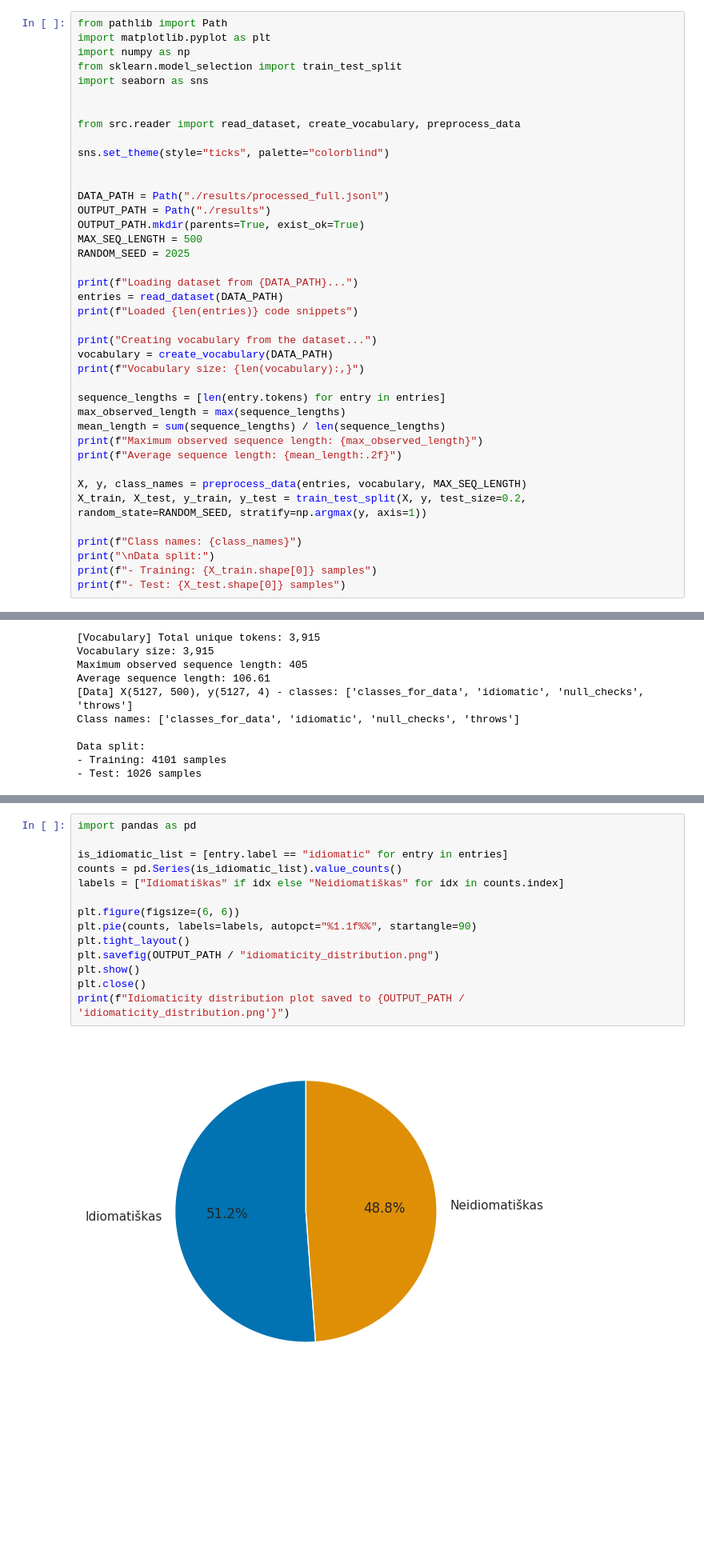
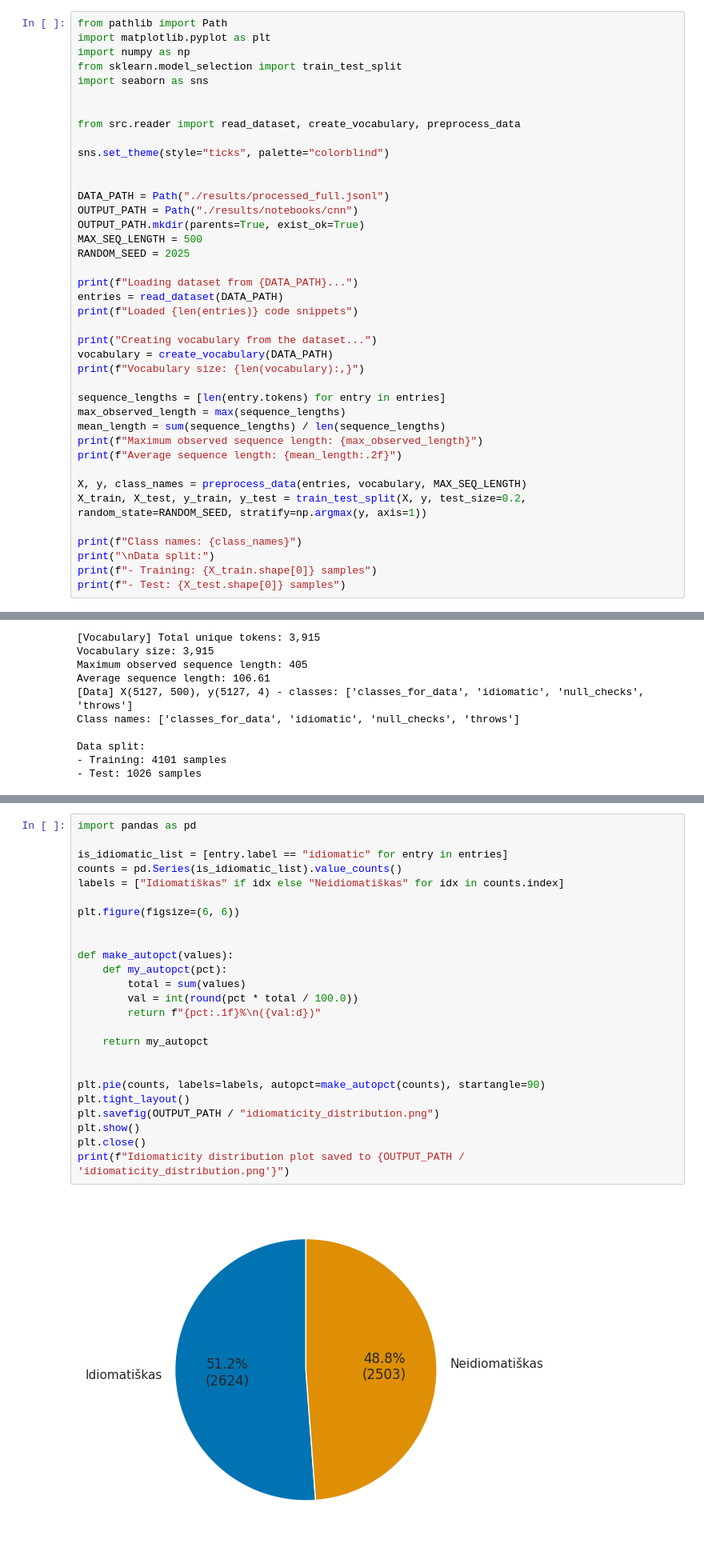
Before and after one commit to neiios/thesis-code, a Jupyter notebook: visualize_cnn.ipynb, the cells around one changed output, grey strips where cells are left out. Shown: that part at 80% size. Cells and saved outputs as stored; diff of their text form; blank space fills up the shorter version.

```diff
--- a/visualize_cnn.ipynb
+++ b/visualize_cnn.ipynb
@@ -12,7 +12,7 @@ sns.set_theme(style="ticks", palette="colorblind")
 
 
 DATA_PATH = Path("./results/processed_full.jsonl")
-OUTPUT_PATH = Path("./results")
+OUTPUT_PATH = Path("./results/notebooks/cnn")
 OUTPUT_PATH.mkdir(parents=True, exist_ok=True)
 MAX_SEQ_LENGTH = 500
 RANDOM_SEED = 2025
@@ -107,16 +107,27 @@ Class distribution plot saved to results/class_distribution.png
 # %%
 import pandas as pd
 
 is_idiomatic_list = [entry.label == "idiomatic" for entry in entries]
 counts = pd.Series(is_idiomatic_list).value_counts()
 labels = ["Idiomatiškas" if idx else "Neidiomatiškas" for idx in counts.index]
 
 plt.figure(figsize=(6, 6))
-plt.pie(counts, labels=labels, autopct="%1.1f%%", startangle=90)
+
+
+def make_autopct(values):
+    def my_autopct(pct):
+        total = sum(values)
+        val = int(round(pct * total / 100.0))
+        return f"{pct:.1f}%\n({val:d})"
+
+    return my_autopct
+
+
+plt.pie(counts, labels=labels, autopct=make_autopct(counts), startangle=90)
 plt.tight_layout()
 plt.savefig(OUTPUT_PATH / "idiomaticity_distribution.png")
 plt.show()
 plt.close()
 print(f"Idiomaticity distribution plot saved to {OUTPUT_PATH / 'idiomaticity_distribution.png'}")
 # %% [output]
-[figure, old version]
+[figure, new version]
```
Also changed, not shown: parts of 8 cells of this notebook, 2 other files.
